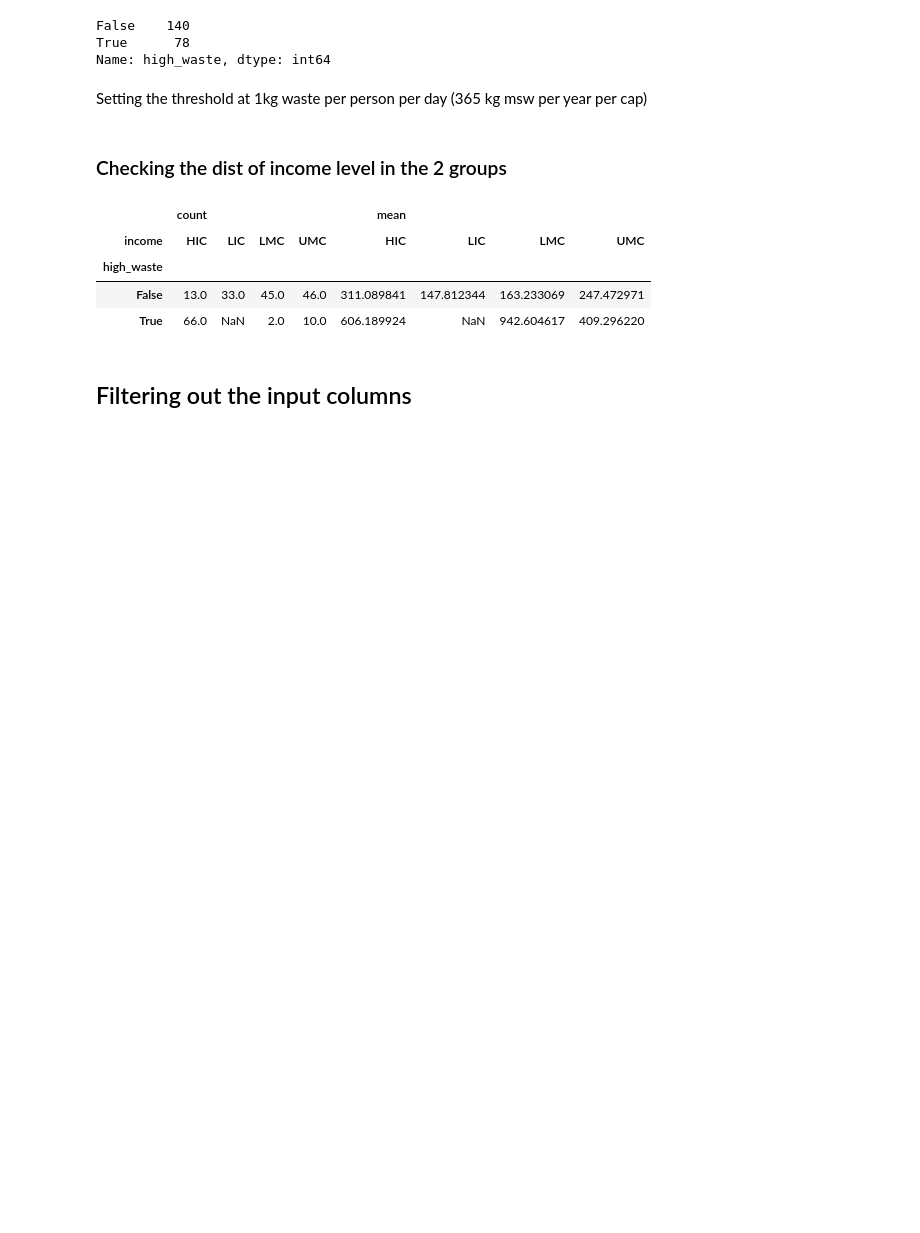
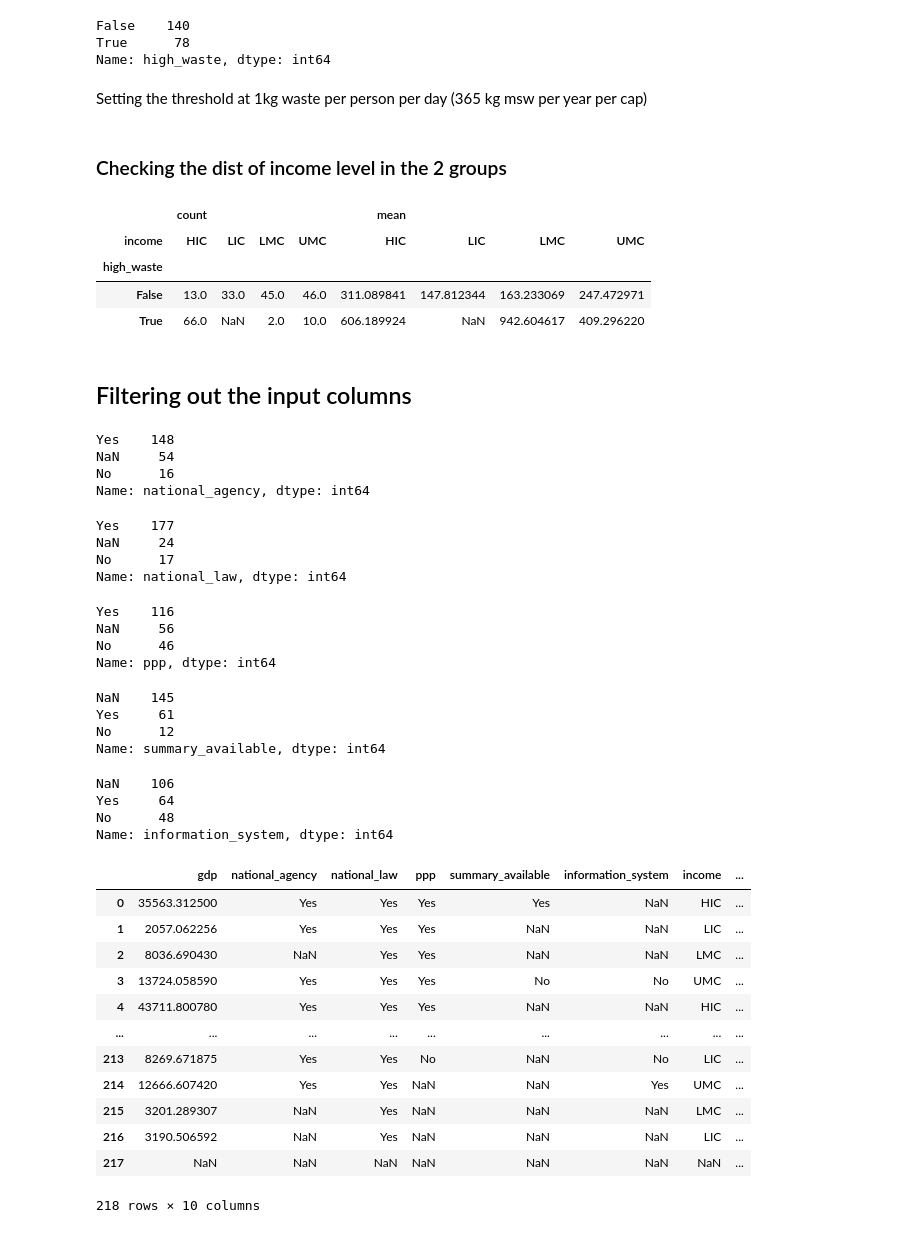
Before and after one commit to Nupur-Patil/trashmap, a Jupyter notebook: notebooks/01b_EDA.ipynb, the cells around one changed output. Saved outputs shown, nothing was run; the diff lists cells and outputs as text; code cells hidden in the pictures; blank space fills up the shorter version.

```diff
--- a/notebooks/01b_EDA.ipynb
+++ b/notebooks/01b_EDA.ipynb
@@ -94,3 +106,62 @@ pivot
 | True | 66.0 | NaN | 2.0 | 10.0 | 606.189924 | NaN | 942.604617 | 409.296220 |
 # %% [markdown]
 ## Filtering out the input columns
+# %%
+df['national_agency'] = df['national_agency'].replace('None', 'No')
+df['national_agency'].value_counts(dropna = False)
+# %% [output]
+Yes    148
+NaN     54
+No      16
+Name: national_agency, dtype: int64
+# %%
+df['national_law'] = df['national_law'].replace('yes', 'Yes')
+df['national_law'].value_counts(dropna = False)
+# %% [output]
+Yes    177
+NaN     24
+No      17
+Name: national_law, dtype: int64
+# %%
+df['ppp'] = df['ppp'].replace('None', 'No')
+df['ppp'].value_counts(dropna = False)
+# %% [output]
+Yes    116
+NaN     56
+No      46
+Name: ppp, dtype: int64
+# %%
+df['summary_available'] = df['summary_available'].replace('None', 'No')
+df['summary_available'] = df['summary_available'].replace('yes', 'Yes')
+df['summary_available'] = df['summary_available'].replace('MNRE publishes monthly environmental newsletters informing the public about solid waste activities and projects.', 'Yes')
+df['summary_available'].value_counts(dropna = False)
+# %% [output]
+NaN    145
+Yes     61
+No      12
+Name: summary_available, dtype: int64
+# %%
+df['information_system'] = df['information_system'].replace('None', 'No')
+df['information_system'].value_counts(dropna = False)
+# %% [output]
+NaN    106
+Yes     64
+No      48
+Name: information_system, dtype: int64
+# %%
+cols = ['gdp', 'national_agency', 'national_law', 'ppp', 'summary_available', 'information_system', 'income', 'population', 'high_waste', 'msw_per_cap']
+df[cols]
+# %% [output]
+|  | gdp | national_agency | national_law | ppp | summary_available | information_system | income | ... |
+| 0 | 35563.312500 | Yes | Yes | Yes | Yes | NaN | HIC | ... |
+| 1 | 2057.062256 | Yes | Yes | Yes | NaN | NaN | LIC | ... |
+| 2 | 8036.690430 | NaN | Yes | Yes | NaN | NaN | LMC | ... |
+| 3 | 13724.058590 | Yes | Yes | Yes | No | No | UMC | ... |
+| 4 | 43711.800780 | Yes | Yes | Yes | NaN | NaN | HIC | ... |
+| ... | ... | ... | ... | ... | ... | ... | ... | ... |
+| 213 | 8269.671875 | Yes | Yes | No | NaN | No | LIC | ... |
+| 214 | 12666.607420 | Yes | Yes | NaN | NaN | Yes | UMC | ... |
+| 215 | 3201.289307 | NaN | Yes | NaN | NaN | NaN | LMC | ... |
+| 216 | 3190.506592 | NaN | Yes | NaN | NaN | NaN | LIC | ... |
+| 217 | NaN | NaN | NaN | NaN | NaN | NaN | NaN | ... |
+218 rows × 10 columns
```
Also changed, not shown: parts of 4 cells of this notebook, 3 other files.
